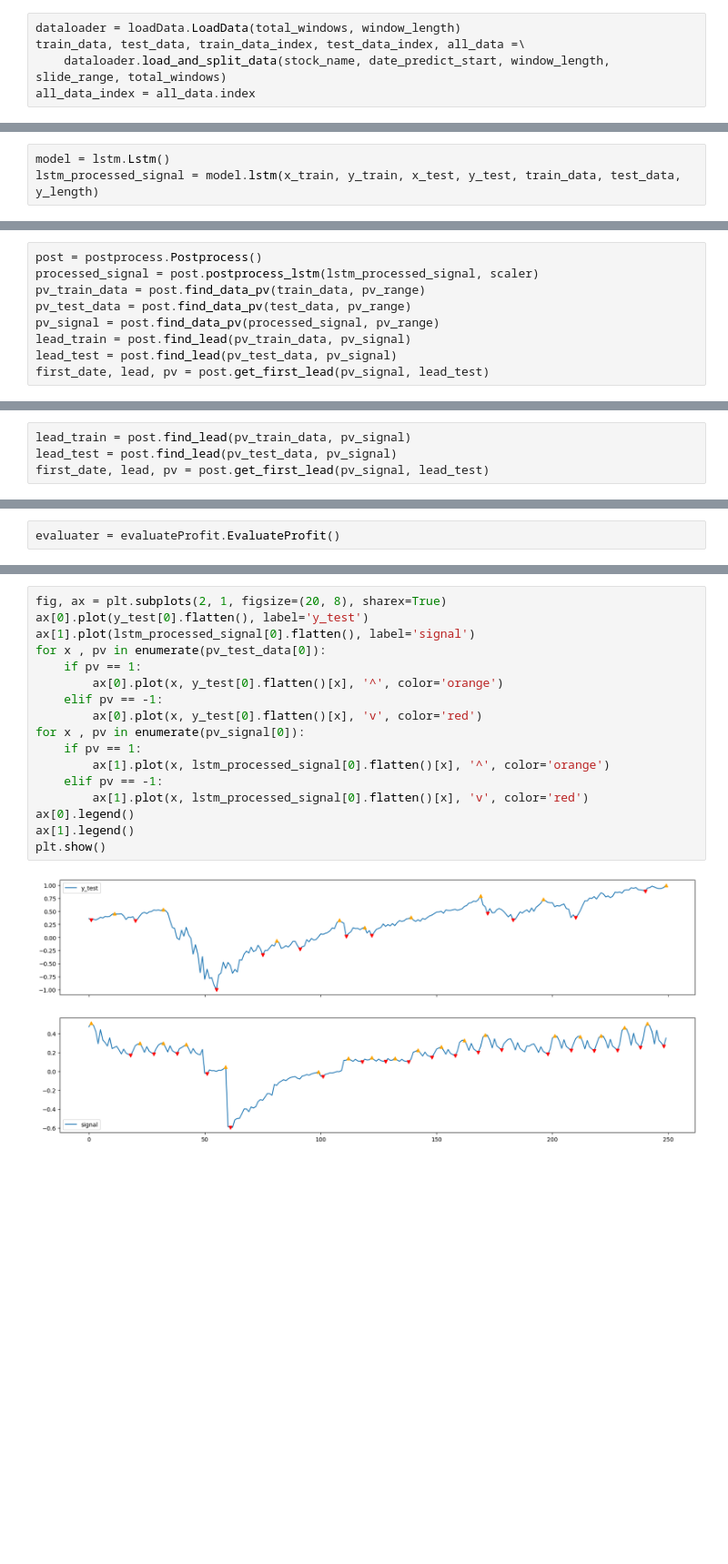
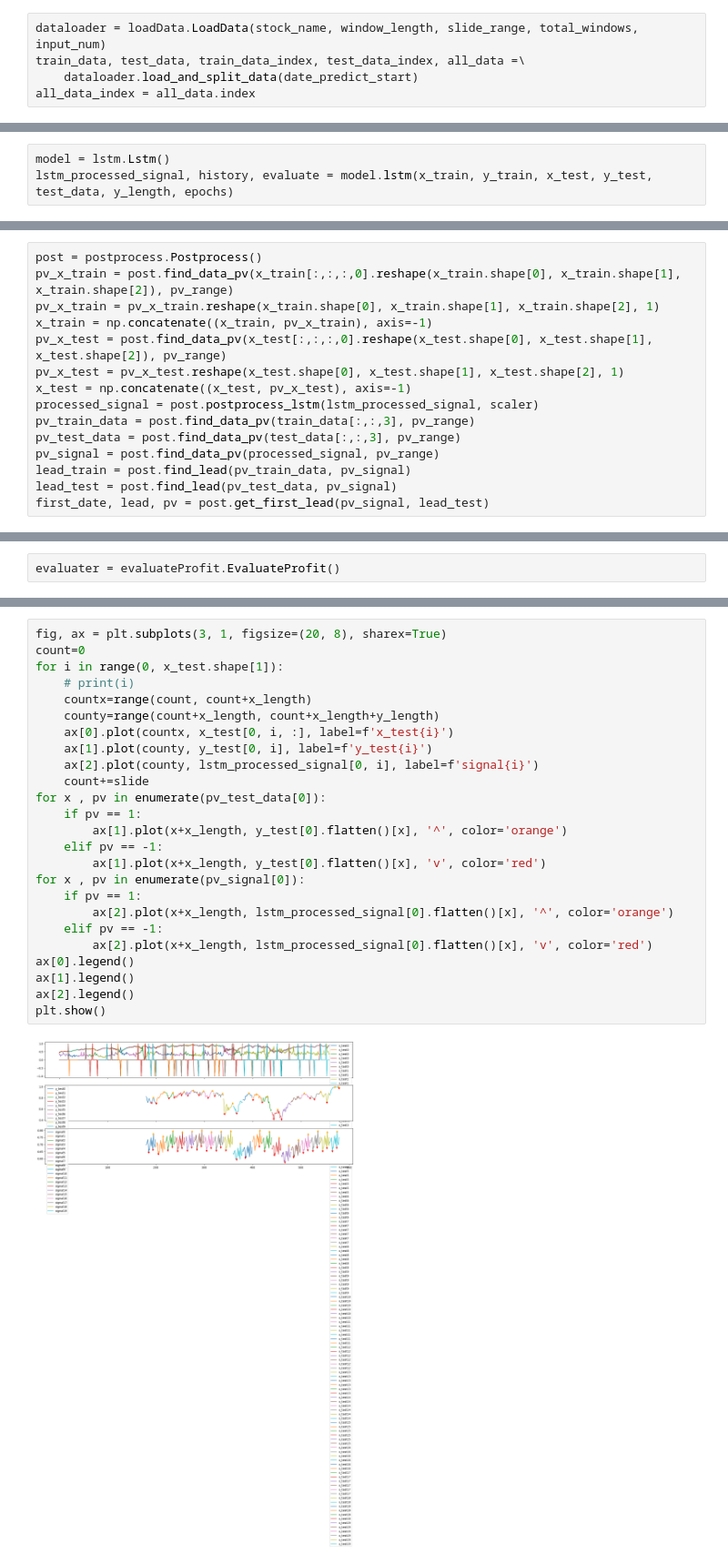
Before and after one commit to e4903180/stock_predict, a Jupyter notebook: main_lstm.ipynb, the cells around one changed output, grey strips where cells are left out. Shown at 91% size. Saved outputs shown, nothing was run; the diff lists cells and outputs as text; blank space fills up the shorter version.

```diff
--- a/main_lstm.ipynb
+++ b/main_lstm.ipynb
@@ -29,6 +33,6 @@ y_length = 10
 # %%
-dataloader = loadData.LoadData(total_windows, window_length)
+dataloader = loadData.LoadData(stock_name, window_length, slide_range, total_windows, input_num)
 train_data, test_data, train_data_index, test_data_index, all_data =\
-    dataloader.load_and_split_data(stock_name, date_predict_start, window_length, slide_range, total_windows)
+    dataloader.load_and_split_data(date_predict_start)
 all_data_index = all_data.index
 # %%
@@ -43,4 +45,4 @@ x_test, y_test, scaler =\
 # %%
 model = lstm.Lstm()
-lstm_processed_signal = model.lstm(x_train, y_train, x_test, y_test, train_data, test_data, y_length)
+lstm_processed_signal, history, evaluate = model.lstm(x_train, y_train, x_test, y_test, test_data, y_length, epochs)
 # %% [output]
@@ -214,8 +79,14 @@ Epoch 12: early stopping
 # %%
 post = postprocess.Postprocess()
+pv_x_train = post.find_data_pv(x_train[:,:,:,0].reshape(x_train.shape[0], x_train.shape[1], x_train.shape[2]), pv_range)
+pv_x_train = pv_x_train.reshape(x_train.shape[0], x_train.shape[1], x_train.shape[2], 1)
+x_train = np.concatenate((x_train, pv_x_train), axis=-1)
+pv_x_test = post.find_data_pv(x_test[:,:,:,0].reshape(x_test.shape[0], x_test.shape[1], x_test.shape[2]), pv_range)
+pv_x_test = pv_x_test.reshape(x_test.shape[0], x_test.shape[1], x_test.shape[2], 1)
+x_test = np.concatenate((x_test, pv_x_test), axis=-1)
 processed_signal = post.postprocess_lstm(lstm_processed_signal, scaler)
-pv_train_data = post.find_data_pv(train_data, pv_range)
-pv_test_data = post.find_data_pv(test_data, pv_range)
+pv_train_data = post.find_data_pv(train_data[:,:,3], pv_range)
+pv_test_data = post.find_data_pv(test_data[:,:,3], pv_range)
 pv_signal = post.find_data_pv(processed_signal, pv_range)
 lead_train = post.find_lead(pv_train_data, pv_signal)
 lead_test = post.find_lead(pv_test_data, pv_signal)
@@ -249,7 +94,3 @@ first_date, lead, pv = post.get_first_lead(pv_signal, lead_test)
-# %%
-lead_train = post.find_lead(pv_train_data, pv_signal)
-lead_test = post.find_lead(pv_test_data, pv_signal)
-first_date, lead, pv = post.get_first_lead(pv_signal, lead_test)
 # %%
 best_fit_harm = None
 best_fit_error = None
@@ -390,19 +231,27 @@ evaluater.draw_profit_plot(profit_table, all_data)
 # %%
-fig, ax = plt.subplots(2, 1, figsize=(20, 8), sharex=True)
-ax[0].plot(y_test[0].flatten(), label='y_test')
-ax[1].plot(lstm_processed_signal[0].flatten(), label='signal')
+fig, ax = plt.subplots(3, 1, figsize=(20, 8), sharex=True)
+count=0
+for i in range(0, x_test.shape[1]):
+    # print(i)
+    countx=range(count, count+x_length)
+    county=range(count+x_length, count+x_length+y_length)
+    ax[0].plot(countx, x_test[0, i, :], label=f'x_test{i}')
+    ax[1].plot(county, y_test[0, i], label=f'y_test{i}')
+    ax[2].plot(county, lstm_processed_signal[0, i], label=f'signal{i}')
+    count+=slide
 for x , pv in enumerate(pv_test_data[0]):
     if pv == 1:
-        ax[0].plot(x, y_test[0].flatten()[x], '^', color='orange')
+        ax[1].plot(x+x_length, y_test[0].flatten()[x], '^', color='orange')
     elif pv == -1:
-        ax[0].plot(x, y_test[0].flatten()[x], 'v', color='red')
+        ax[1].plot(x+x_length, y_test[0].flatten()[x], 'v', color='red')
 for x , pv in enumerate(pv_signal[0]):
     if pv == 1:
-        ax[1].plot(x, lstm_processed_signal[0].flatten()[x], '^', color='orange')
+        ax[2].plot(x+x_length, lstm_processed_signal[0].flatten()[x], '^', color='orange')
     elif pv == -1:
-        ax[1].plot(x, lstm_processed_signal[0].flatten()[x], 'v', color='red')
+        ax[2].plot(x+x_length, lstm_processed_signal[0].flatten()[x], 'v', color='red')
 ax[0].legend()
 ax[1].legend()
+ax[2].legend()
 plt.show()
 # %% [output]
-[figure, old version]
+[figure, new version]
```
Also changed, not shown: parts of 29 cells of this notebook, 54 other files.
